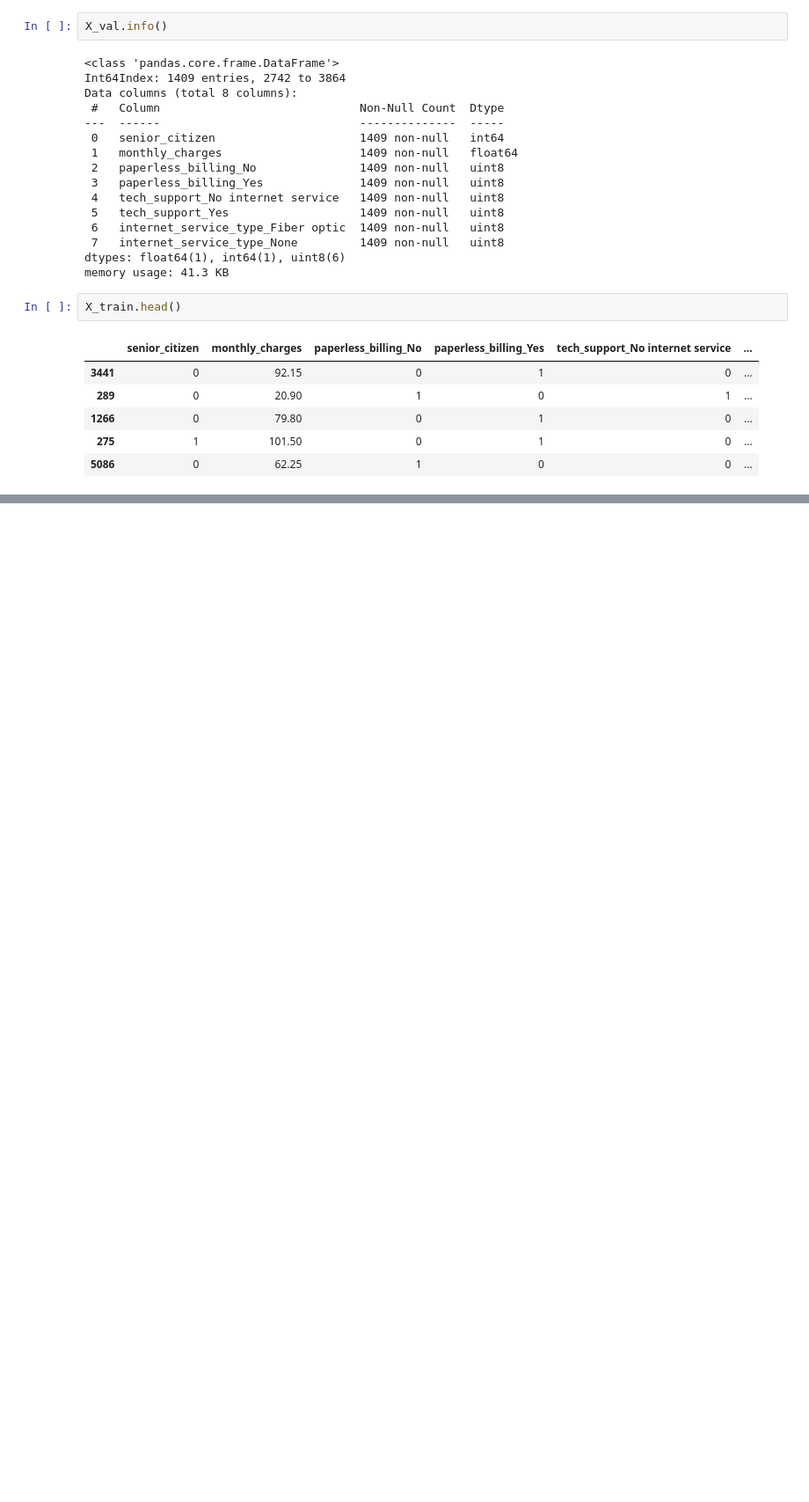
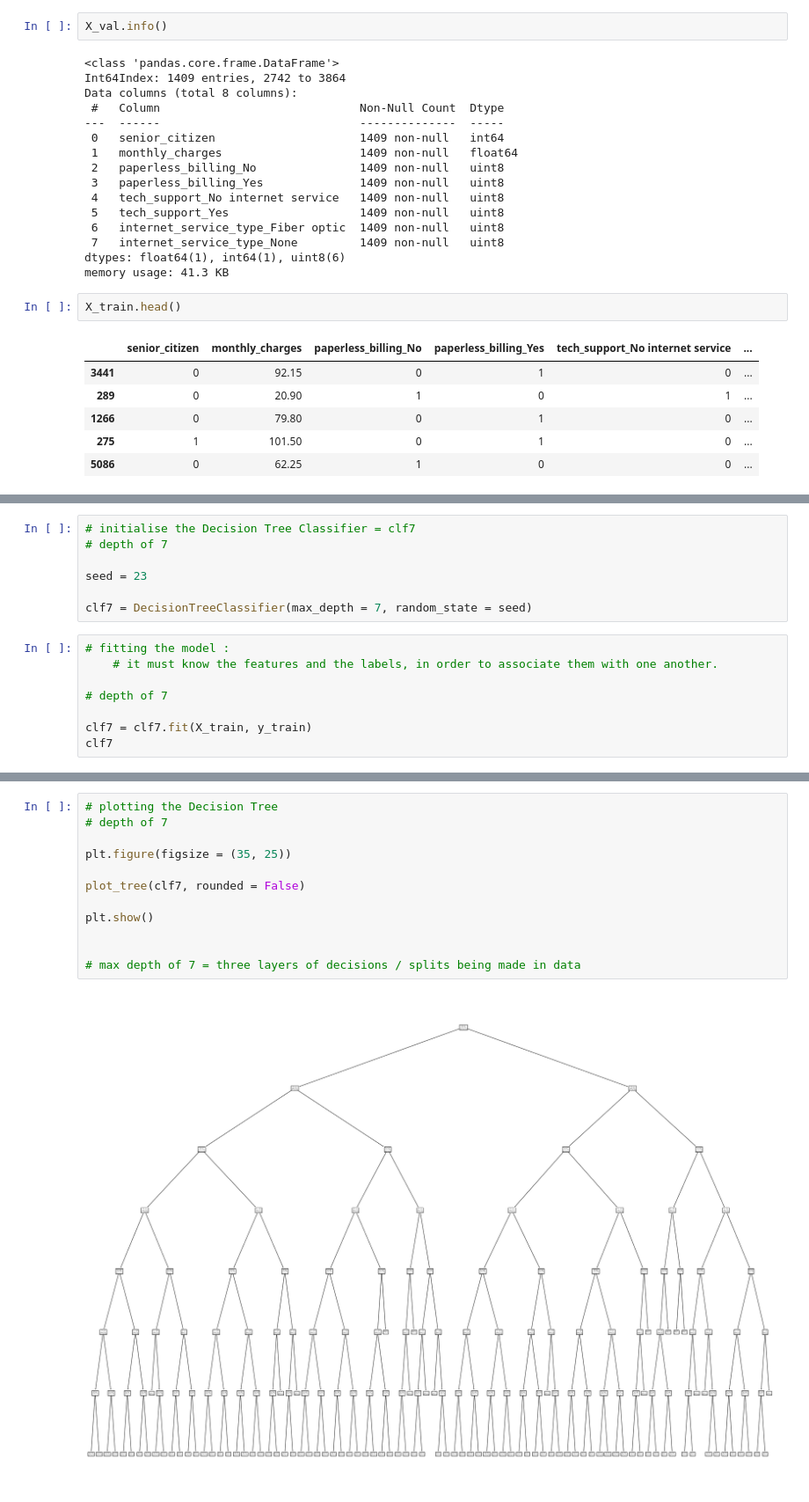
Before and after one commit to MagdalenaRahn/Project_1_Classification, a Jupyter notebook: project_1_modelling.ipynb, the cells around one changed output, grey strips where cells are left out. Shown at 88% size. Drawn from its saved outputs; the diff is of its cells as text; blank space fills up the shorter version.

```diff
--- a/project_1_modelling.ipynb
+++ b/project_1_modelling.ipynb
@@ -463,0 +467,15 @@ Both of these results are higher than the baseline accuracy for customer churn,
+# %%
+# initialise the Decision Tree Classifier = clf7
+# depth of 7
+
+seed = 23
+
+clf7 = DecisionTreeClassifier(max_depth = 7, random_state = seed)
+# %%
+# fitting the model :
+    # it must know the features and the labels, in order to associate them with one another.
+
+# depth of 7
+
+clf7 = clf7.fit(X_train, y_train)
+clf7
@@ -463,0 +494,14 @@ Both of these results are higher than the baseline accuracy for customer churn,
+# %%
+# plotting the Decision Tree
+# depth of 7
+
+plt.figure(figsize = (35, 25))
+
+plot_tree(clf7, rounded = False)
+
+plt.show()
+
+
+# max depth of 7 = three layers of decisions / splits being made in data
+# %% [output]
+[figure, added]
```
Also changed, not shown: parts of 55 cells of this notebook, 4 other files.
